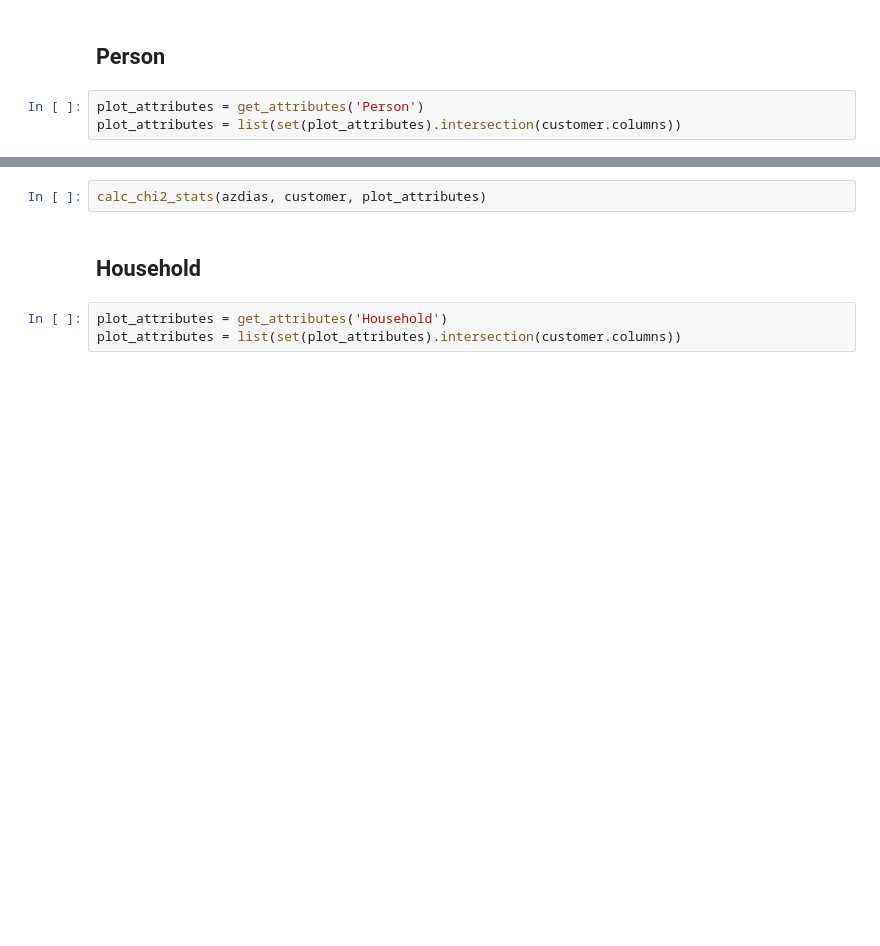
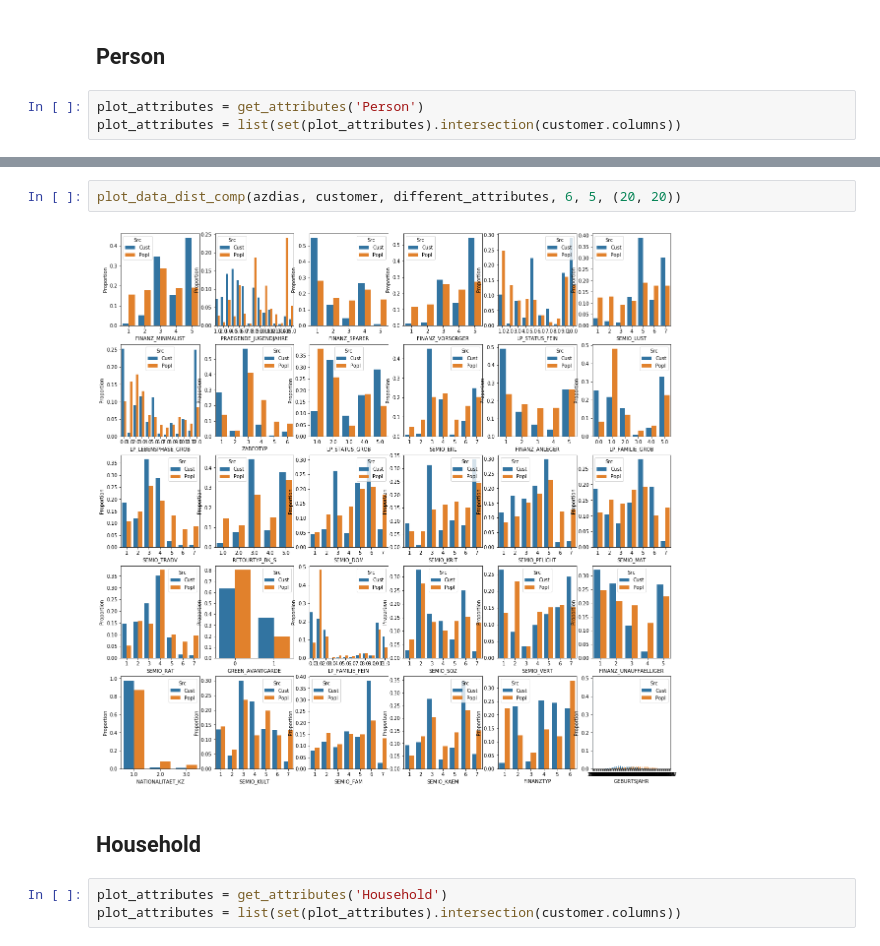
Before and after one commit to PavanKB/arvato_customer_segmentation, a Jupyter notebook: Arvato Project Workbook.ipynb, the cells around one changed output, grey strips where cells are left out. Saved outputs shown, nothing was run; the diff lists cells and outputs as text; blank space fills up the shorter version.

```diff
--- a/Arvato Project Workbook.ipynb
+++ b/Arvato Project Workbook.ipynb
@@ -359,5 +387,7 @@ plot_data_dist_comp(azdias, customer, plot_attributes, 6, 7, (25, 25))
-# %%
-calc_chi2_stats(azdias, customer, plot_attributes)
+# %%
+plot_data_dist_comp(azdias, customer, different_attributes, 6, 5, (20, 20))
+# %% [output]
+[figure, added]
 # %% [markdown]
 ## Household
 # %%
```
Also changed, not shown: parts of 53 cells of this notebook, 2 other files.
